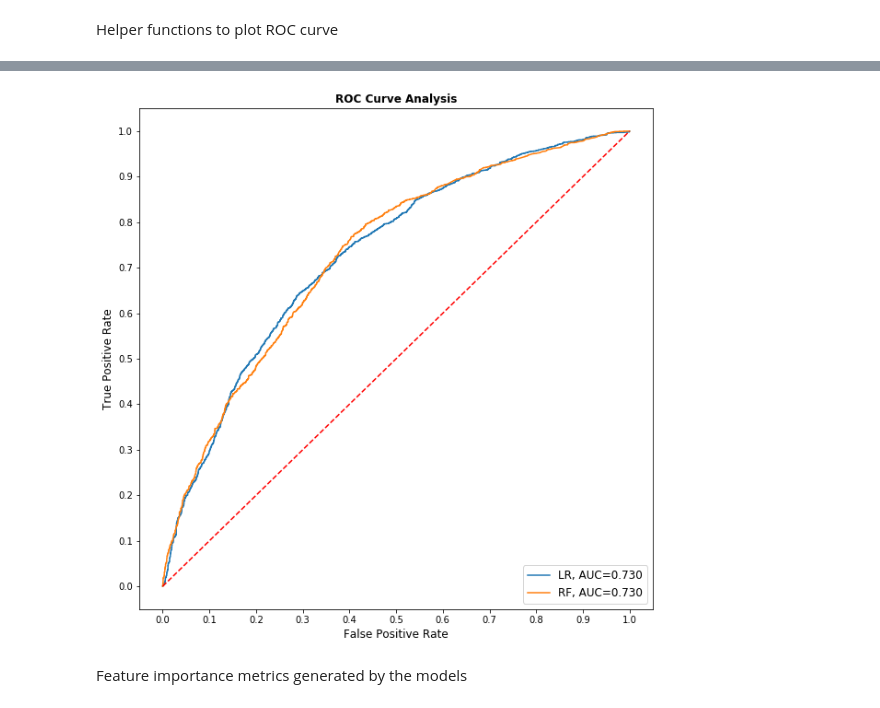
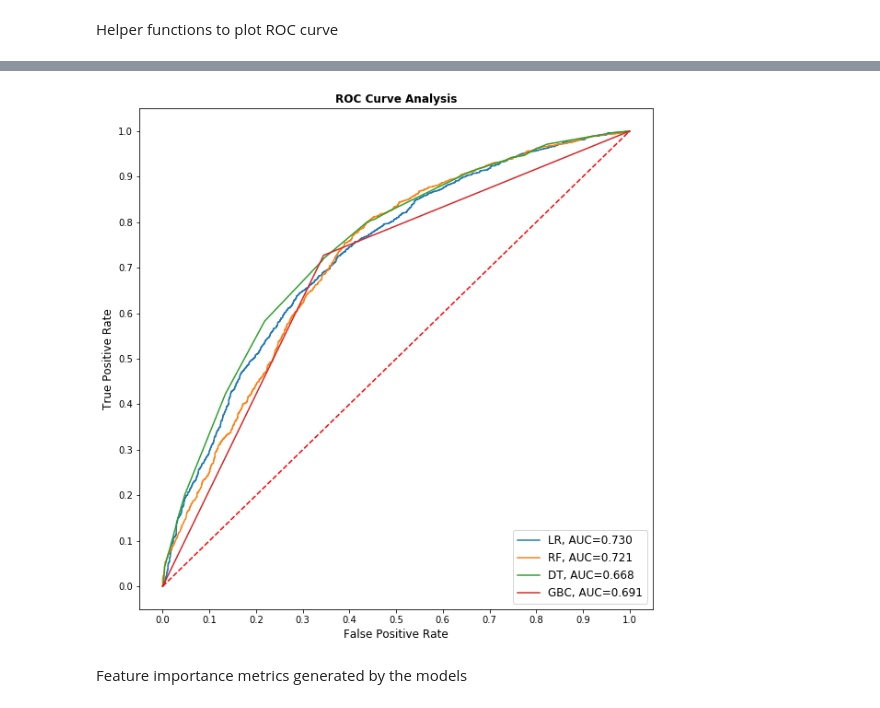
Before and after one commit to adjo446/BDAS-Iteration04, a Jupyter notebook: crash.ipynb, the cells around one changed output, grey strips where cells are left out. Cells and saved outputs as stored; diff of their text form; code cells hidden in the pictures.

```diff
--- a/crash.ipynb
+++ b/crash.ipynb
@@ -546,19 +546,27 @@ Where:
 # %%
 train_data, test_data = final_data.randomSplit([0.7, 0.3], seed = 722)
 # %%
-from pyspark.ml.classification import LogisticRegression, DecisionTreeClassifier, RandomForestClassifier
+from pyspark.ml.classification import LogisticRegression, DecisionTreeClassifier, RandomForestClassifier, GBTClassifier
 
 # Initialise models
 LR = LogisticRegression(featuresCol = "features", labelCol = "FATAL_OR_SERIOUS")
 RF = RandomForestClassifier(featuresCol = "features", labelCol = "FATAL_OR_SERIOUS")
+DT = DecisionTreeClassifier(featuresCol = "features", labelCol = "FATAL_OR_SERIOUS")
+GBC = GBTClassifier(featuresCol = "features", labelCol = "FATAL_OR_SERIOUS")
+
 
 # Train models
-LR_model = Pipeline(stages = [LR]).fit(train_data)
+#LR_model = Pipeline(stages = [LR]).fit(train_data)
+LR_model = LR.fit(train_data)
 RF_model = RF.fit(train_data)
+DT_model = DT.fit(train_data)
+GBC_model = GBC.fit(train_data)
 
 # Predictions
 LR_pred = LR_model.transform(test_data)
 RF_pred = RF_model.transform(test_data)
+DT_pred = DT_model.transform(test_data)
+GBC_pred = GBC_model.transform(test_data)
 # %%
 # Evaluations
 from pyspark.ml.evaluation import BinaryClassificationEvaluator, MulticlassClassificationEvaluator
@@ -679,11 +721,17 @@ Helper functions to plot ROC curve
 # %%
 from pyspark.mllib.evaluation import BinaryClassificationMetrics
 
-def get_roc_metrics(pred):
-    bcm = BinaryClassificationMetrics(
-        pred.select(["probability", "FATAL_OR_SERIOUS"])\
-        .rdd.map(lambda x: (float(x["probability"][1]), float(x["FATAL_OR_SERIOUS"])))
-    )
+def get_roc_metrics(pred, code):
+    if code == "GBC":
+        bcm = BinaryClassificationMetrics(
+            pred.select(["prediction", "FATAL_OR_SERIOUS"])\
+            .rdd.map(lambda x: (float(x["prediction"]), float(x["FATAL_OR_SERIOUS"])))
+        )
+    else:
+        bcm = BinaryClassificationMetrics(
+            pred.select(["probability", "FATAL_OR_SERIOUS"])\
+            .rdd.map(lambda x: (float(x["probability"][1]), float(x["FATAL_OR_SERIOUS"])))
+        )
     # Use Scala version of BinaryClassificationMetrics as it implements .roc()
     rdd = getattr(bcm._java_model, "roc")().toJavaRDD()
     # Manually process the returned rdd as pySpark does not support Scala tuple
@@ -694,7 +742,7 @@ def get_roc_metrics(pred):
     return pts
 
 def plot_roc_curve(pred, plt, code):
-    roc = get_roc_metrics(pred)
+    roc = get_roc_metrics(pred, code)
     x_val = [x[0] for x in roc]
     y_val = [x[1] for x in roc]
     lbl = "{}, AUC={:.3f}".format(code, model_metrics[model_metrics["Code"] == code]["AUC"].item())
@@ -704,26 +754,28 @@ Plot ROC curve for each model
 # %%
 plt.figure(figsize = (10, 10))
 
 # Plot ROC curves
 plot_roc_curve(LR_pred, plt, "LR")
 plot_roc_curve(RF_pred, plt, "RF")
+plot_roc_curve(DT_pred, plt, "DT")
+plot_roc_curve(GBC_pred, plt, "GBC")
 
 # Diagonal red line indicating the prediction of random classifier (i.e. 50:50)
 plt.plot([0,1], [0,1], color = "red", linestyle = "--")
 
 # Plot config
 plt.xticks(np.arange(0.0, 1.1, step = 0.1))
 plt.xlabel("False Positive Rate", fontsize = 12)
 
 plt.yticks(np.arange(0.0, 1.1, step = 0.1))
 plt.ylabel("True Positive Rate", fontsize = 12)
 
 plt.title("ROC Curve Analysis", fontweight = "bold", fontsize = 12)
 plt.legend(prop = {"size" : 12}, loc = "lower right")
 
 plt.show()
 # %% [output]
-[figure, old version]
+[figure, new version]
 # %% [markdown]
 Feature importance metrics generated by the models
 # %%
```
Also changed, not shown: parts of 10 cells of this notebook.
